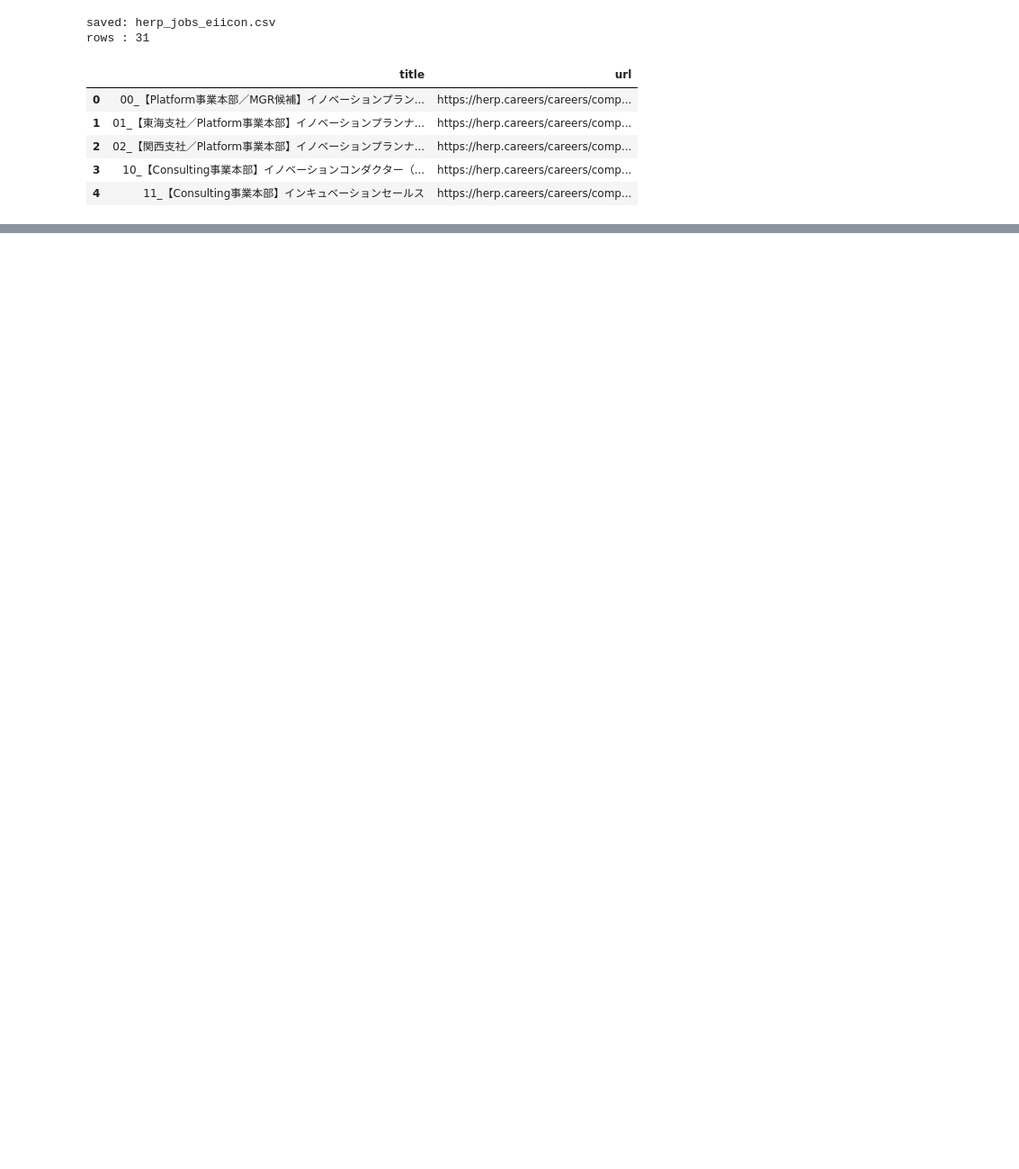
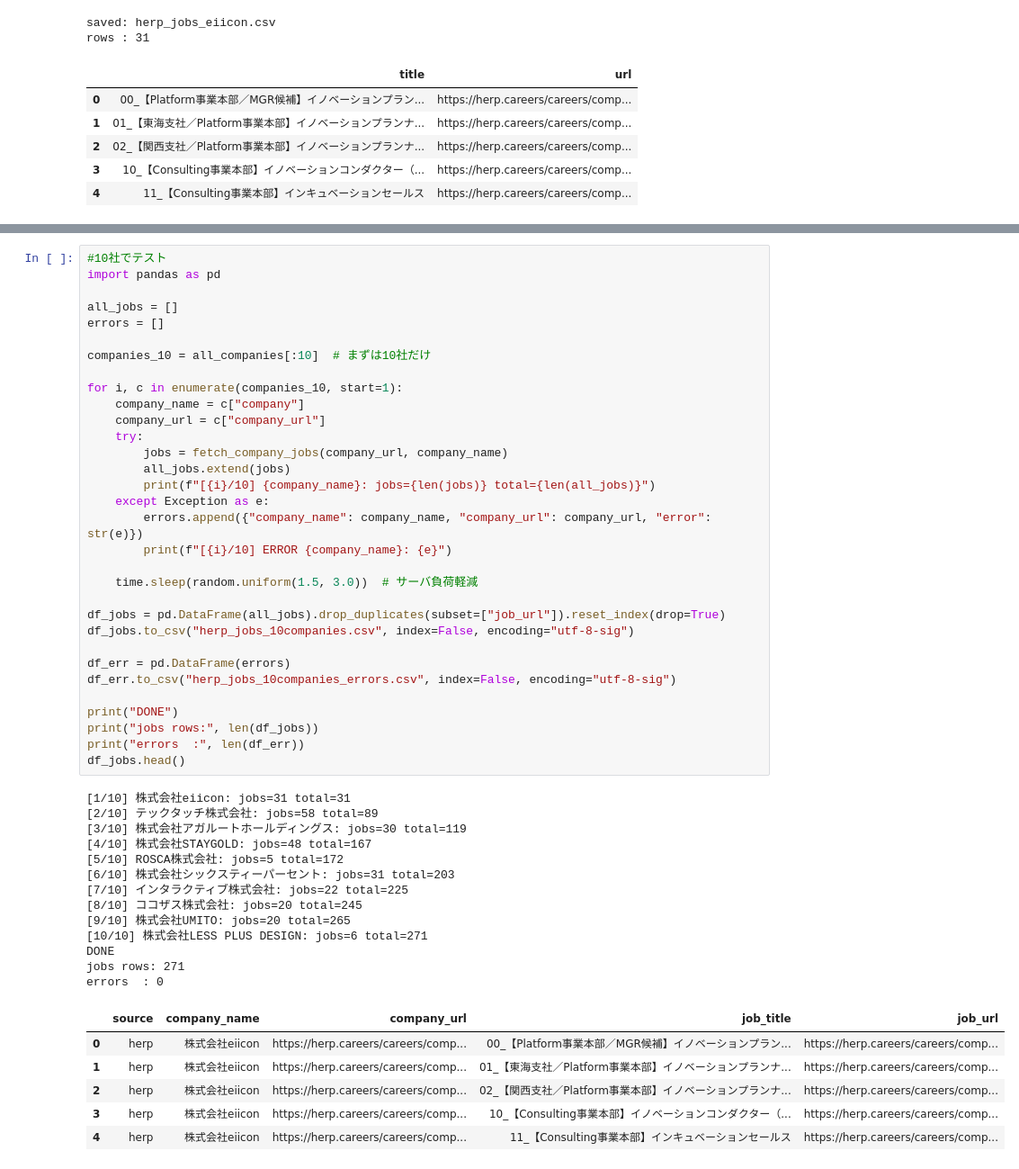
Before and after one commit to yukimatsuno/job-data-platform, a Jupyter notebook: 01_herp_scraper.ipynb, the cells around one changed output, grey strips where cells are left out. Shown: that part at 90% size. Drawn from its saved outputs; the diff is of its cells as text; blank space fills up the shorter version.

Commit message:
Added function to scrape job cards from companies

```diff
--- a/01_herp_scraper.ipynb
+++ b/01_herp_scraper.ipynb
@@ -408,0 +466,52 @@ rows : 31
+# %%
+#10社でテスト
+import pandas as pd
+
+all_jobs = []
+errors = []
+
+companies_10 = all_companies[:10]  # まずは10社だけ
+
+for i, c in enumerate(companies_10, start=1):
+    company_name = c["company"]
+    company_url = c["company_url"]
+    try:
+        jobs = fetch_company_jobs(company_url, company_name)
+        all_jobs.extend(jobs)
+        print(f"[{i}/10] {company_name}: jobs={len(jobs)} total={len(all_jobs)}")
+    except Exception as e:
+        errors.append({"company_name": company_name, "company_url": company_url, "error": str(e)})
+        print(f"[{i}/10] ERROR {company_name}: {e}")
+
+    time.sleep(random.uniform(1.5, 3.0))  # サーバ負荷軽減
+
+df_jobs = pd.DataFrame(all_jobs).drop_duplicates(subset=["job_url"]).reset_index(drop=True)
+df_jobs.to_csv("herp_jobs_10companies.csv", index=False, encoding="utf-8-sig")
+
+df_err = pd.DataFrame(errors)
+df_err.to_csv("herp_jobs_10companies_errors.csv", index=False, encoding="utf-8-sig")
+
+print("DONE")
+print("jobs rows:", len(df_jobs))
+print("errors  :", len(df_err))
+df_jobs.head()
+# %% [output]
+[1/10] 株式会社eiicon: jobs=31 total=31
+[2/10] テックタッチ株式会社: jobs=58 total=89
+[3/10] 株式会社アガルートホールディングス: jobs=30 total=119
+[4/10] 株式会社STAYGOLD: jobs=48 total=167
+[5/10] ROSCA株式会社: jobs=5 total=172
+[6/10] 株式会社シックスティーパーセント: jobs=31 total=203
+[7/10] インタラクティブ株式会社: jobs=22 total=225
+[8/10] ココザス株式会社: jobs=20 total=245
+[9/10] 株式会社UMITO: jobs=20 total=265
+[10/10] 株式会社LESS PLUS DESIGN: jobs=6 total=271
+DONE
+jobs rows: 271
+errors  : 0
+|  | source | company_name | company_url | job_title | job_url |
+| 0 | herp | 株式会社eiicon | https://herp.careers/careers/comp... | 00_【Platform事業本部／MGR候補】イノベーションプラン... | https://herp.careers/careers/comp... |
+| 1 | herp | 株式会社eiicon | https://herp.careers/careers/comp... | 01_【東海支社／Platform事業本部】イノベーションプランナ... | https://herp.careers/careers/comp... |
+| 2 | herp | 株式会社eiicon | https://herp.careers/careers/comp... | 02_【関西支社／Platform事業本部】イノベーションプランナ... | https://herp.careers/careers/comp... |
+| 3 | herp | 株式会社eiicon | https://herp.careers/careers/comp... | 10_【Consulting事業本部】イノベーションコンダクター（... | https://herp.careers/careers/comp... |
+| 4 | herp | 株式会社eiicon | https://herp.careers/careers/comp... | 11_【Consulting事業本部】インキュベーションセールス | https://herp.careers/careers/comp... |
```
Also changed, not shown: parts of 4 cells of this notebook.
